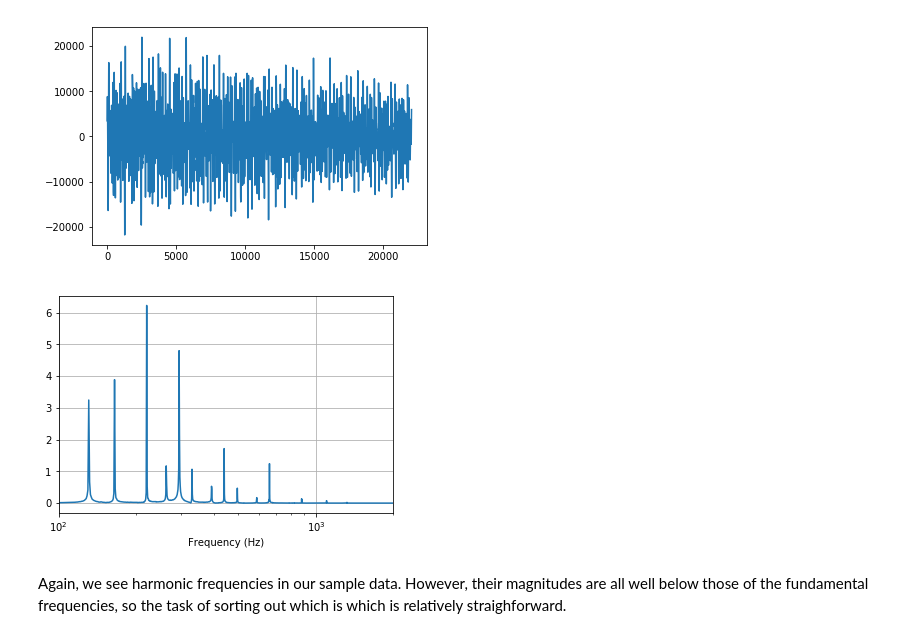
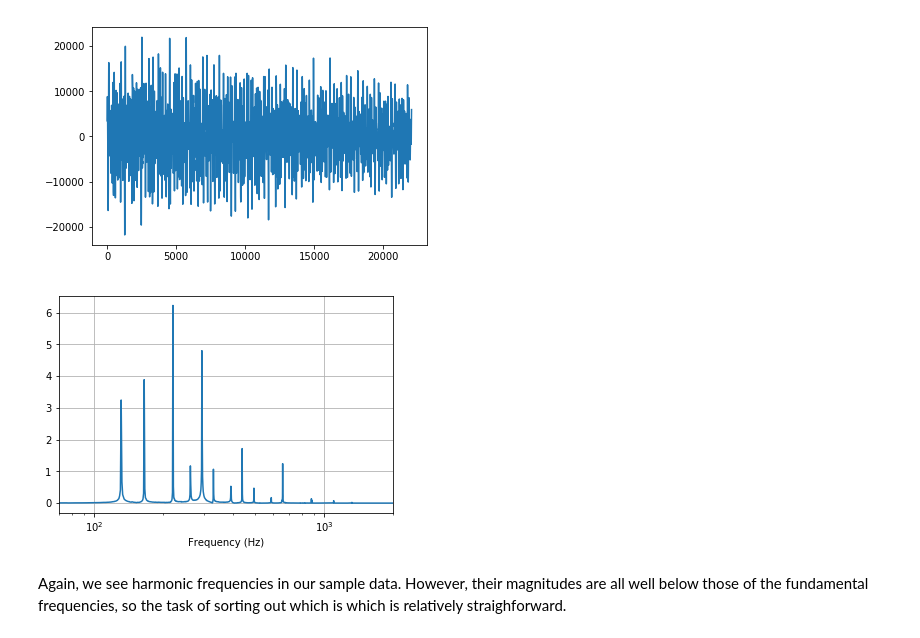
Before and after one commit to TedHartel/Final-Project, a Jupyter notebook: Final Project.ipynb, the cells around one changed output. Cells and saved outputs as stored; diff of their text form; code cells hidden in the pictures.

```diff
--- a/Final Project.ipynb
+++ b/Final Project.ipynb
@@ -94,17 +91,17 @@ plt.plot(newDataCadd9)
 # %%
 datafftCadd9 = fft(newDataCadd9)
 #Get the absolute value of real and complex component:
 fftabsCadd9 = abs(datafftCadd9)
 freqsCadd9 = fftfreq(len(fftabsCadd9),1/samplerateCadd9)
 
-plt.xlim( [100, 2000] )
+plt.xlim( [70, 2000] )
 plt.xscale( 'log' )
 plt.grid( True )
 plt.xlabel( 'Frequency (Hz)' )
 plt.plot((freqsCadd9[:int(freqsCadd9.size/2)])*(.5),fftabsCadd9[:int(freqsCadd9.size/2)]/(10**7))
 plt.yscale("linear")
 # %% [output]
-[figure, old version]
+[figure, new version]
 # %% [markdown]
 Again, we see harmonic frequencies in our sample data. However, their magnitudes are all well below those of the fundamental frequencies, so the task of sorting out which is which is relatively straighforward.
 # %% [markdown]
```
Also changed, not shown: parts of 6 cells of this notebook.
